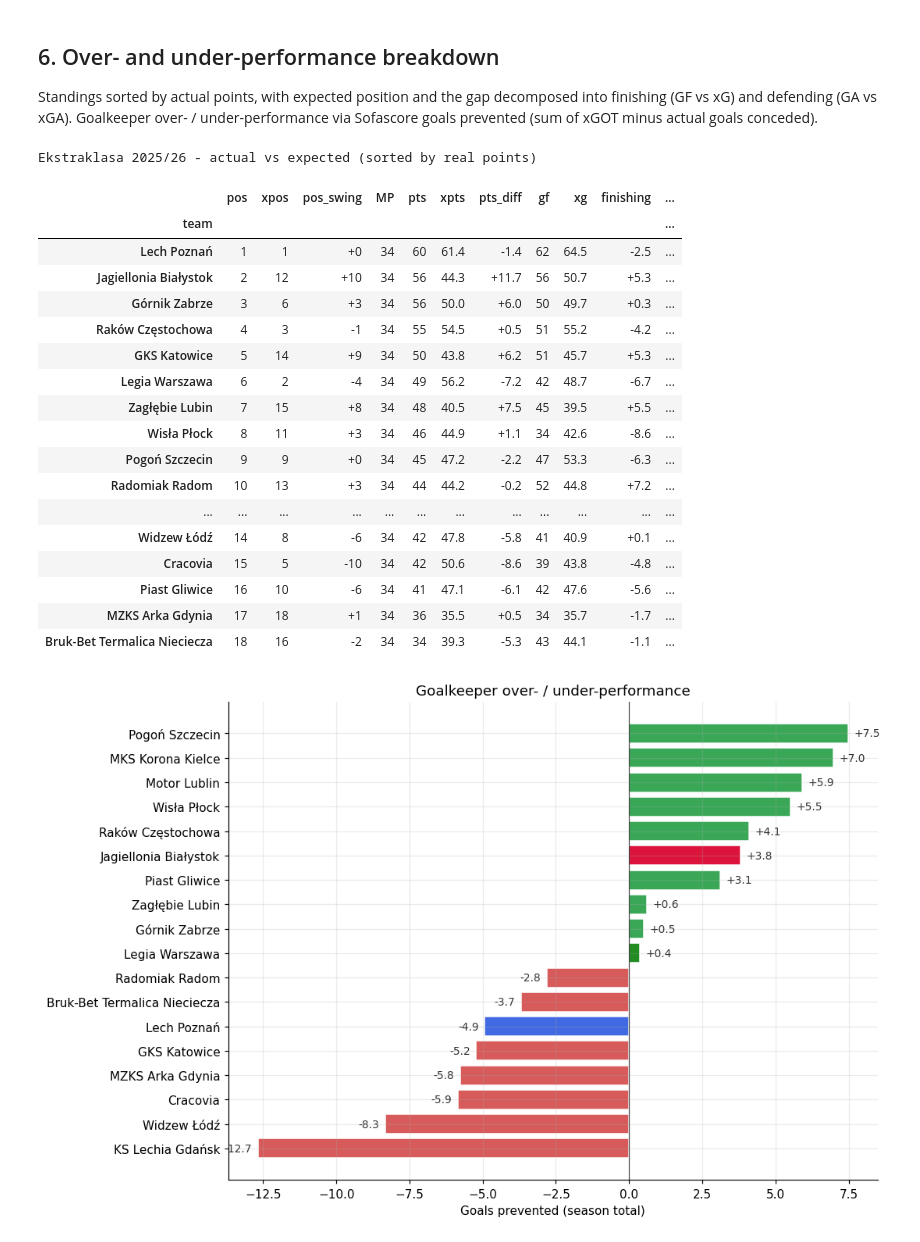
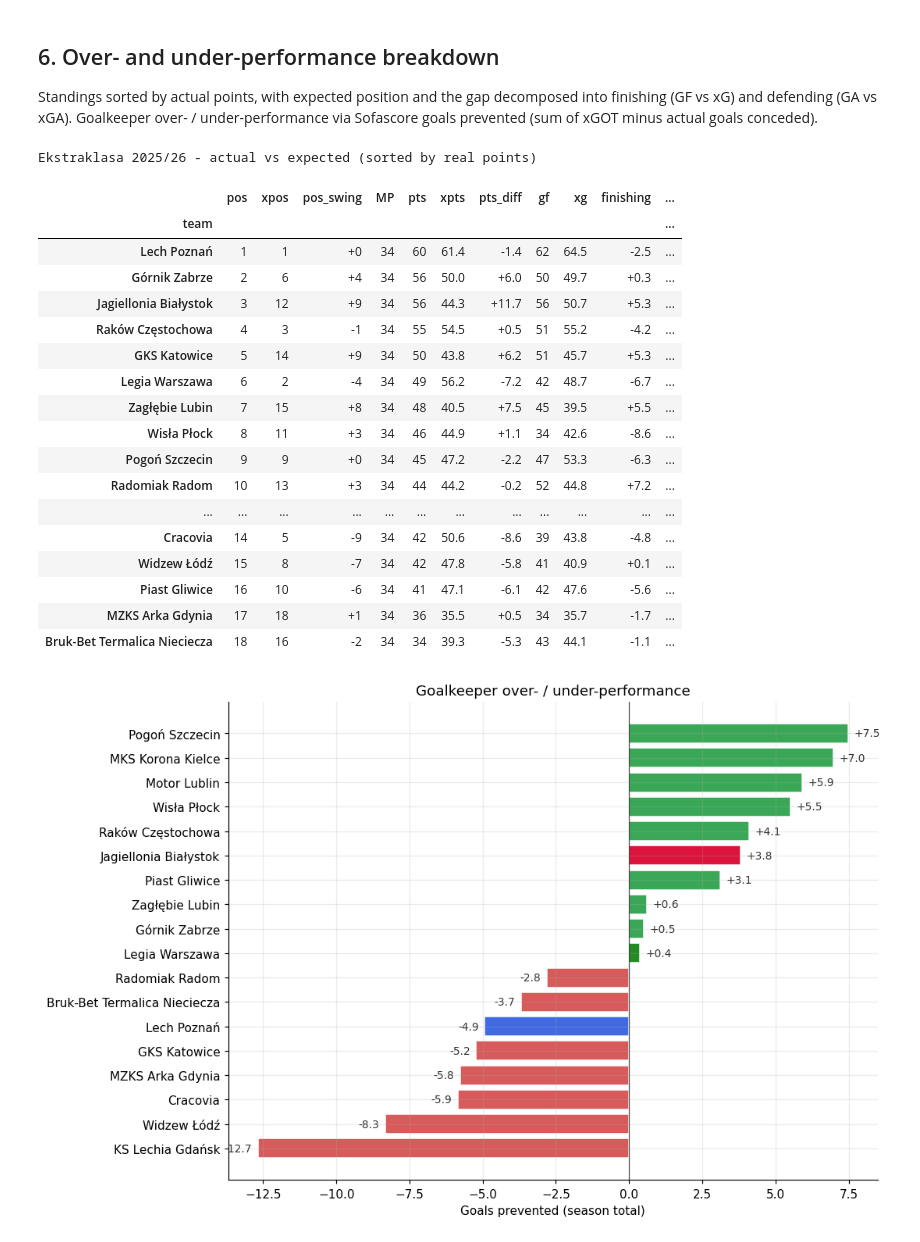
Before and after one commit to Mewhoosh/ekstraklasa-2025-26-analytics, a Jupyter notebook: notebooks/02_team_analytics.ipynb, the cells around one changed output. Saved outputs shown, nothing was run; the diff lists cells and outputs as text; code cells hidden in the pictures.

```diff
--- a/notebooks/02_team_analytics.ipynb
+++ b/notebooks/02_team_analytics.ipynb
@@ -110,6 +143,18 @@ team_match: (612, 24)
 
 Per-match averages across 10 style features, standardised, KMeans k=4,
 projected to 2D with PCA. Clusters labelled by reading each centroid.
+# %%
+team_stats = team_match.groupby('team').agg(
+    xg=('xg', 'mean'),
+    xga=('xga', 'mean'),
+    possession=('possession', 'mean'),
+    xg_per_shot=('xg', lambda s: s.sum() / team_match.loc[s.index, 'shots'].sum()),
+    recoveries=('recoveries', 'mean'),
+    pass_acc=('acc_passes', lambda s: s.sum() / team_match.loc[s.index, 'passes'].sum()),
+).reset_index()
+
+features = ['xg', 'xga', 'possession', 'xg_per_shot', 'recoveries', 'pass_acc']
+X = StandardScaler().fit_transform(team_stats[features])
 # %%
 km = KMeans(n_clusters=4, n_init=30, random_state=42).fit(X)
 team_stats['cluster'] = km.labels_
@@ -400,8 +445,7 @@ table['xgd'] = table['xg'] - table['xga']
 table['finishing'] = table['gf'] - table['xg']
 table['defending'] = table['xga'] - table['ga']
 
-table = table.sort_values(['pts', 'gd'], ascending=[False, False]).reset_index(drop=True)
-table['pos'] = table.index + 1
+table = table.merge(standings_at(34)[['team', 'pos']], on='team')
 
 xpos_order = table.sort_values('xpts', ascending=False).reset_index(drop=True)
 xpos_order['xpos'] = xpos_order.index + 1
@@ -410,35 +454,35 @@ table = table.merge(xpos_order[['team', 'xpos']], on='team')
 table = table.sort_values('pos').reset_index(drop=True)
 table['pos_swing'] = table['xpos'] - table['pos']
 
 table = table[['team', 'pos', 'xpos', 'pos_swing', 'MP', 'pts', 'xpts', 'diff',
                'gf', 'xg', 'finishing', 'ga', 'xga', 'defending', 'gd', 'xgd']]
 table = table.rename(columns={'diff': 'pts_diff'})
 
 styled = (table.set_index('team').style
     .background_gradient(cmap='RdYlGn', subset=['pos_swing'], vmin=-10, vmax=10)
     .background_gradient(cmap='RdYlGn', subset=['pts_diff'], vmin=-12, vmax=12)
     .background_gradient(cmap='RdYlGn', subset=['finishing'], vmin=-13, vmax=13)
     .background_gradient(cmap='RdYlGn', subset=['defending'], vmin=-15, vmax=15)
     .format({
         'xpts': '{:.1f}',
         'pts_diff': '{:+.1f}',
         'xg': '{:.1f}',
         'finishing': '{:+.1f}',
         'xga': '{:.1f}',
         'defending': '{:+.1f}',
         'xgd': '{:+.1f}',
         'pos_swing': '{:+d}',
     })
     .set_caption('Ekstraklasa 2025/26 - actual vs expected (sorted by real points)')
 )
 styled
 # %% [output]
 Ekstraklasa 2025/26 - actual vs expected (sorted by real points)
 |  | pos | xpos | pos_swing | MP | pts | xpts | pts_diff | gf | xg | finishing | ... |
 | team |  |  |  |  |  |  |  |  |  |  | ... |
 | Lech Poznań | 1 | 1 | +0 | 34 | 60 | 61.4 | -1.4 | 62 | 64.5 | -2.5 | ... |
-| Jagiellonia Białystok | 2 | 12 | +10 | 34 | 56 | 44.3 | +11.7 | 56 | 50.7 | +5.3 | ... |
-| Górnik Zabrze | 3 | 6 | +3 | 34 | 56 | 50.0 | +6.0 | 50 | 49.7 | +0.3 | ... |
+| Górnik Zabrze | 2 | 6 | +4 | 34 | 56 | 50.0 | +6.0 | 50 | 49.7 | +0.3 | ... |
+| Jagiellonia Białystok | 3 | 12 | +9 | 34 | 56 | 44.3 | +11.7 | 56 | 50.7 | +5.3 | ... |
 | Raków Częstochowa | 4 | 3 | -1 | 34 | 55 | 54.5 | +0.5 | 51 | 55.2 | -4.2 | ... |
 | GKS Katowice | 5 | 14 | +9 | 34 | 50 | 43.8 | +6.2 | 51 | 45.7 | +5.3 | ... |
 | Legia Warszawa | 6 | 2 | -4 | 34 | 49 | 56.2 | -7.2 | 42 | 48.7 | -6.7 | ... |
@@ -447,8 +491,8 @@ Ekstraklasa 2025/26 - actual vs expected (sorted by real points)
 | Pogoń Szczecin | 9 | 9 | +0 | 34 | 45 | 47.2 | -2.2 | 47 | 53.3 | -6.3 | ... |
 | Radomiak Radom | 10 | 13 | +3 | 34 | 44 | 44.2 | -0.2 | 52 | 44.8 | +7.2 | ... |
 | ... | ... | ... | ... | ... | ... | ... | ... | ... | ... | ... | ... |
-| Widzew Łódź | 14 | 8 | -6 | 34 | 42 | 47.8 | -5.8 | 41 | 40.9 | +0.1 | ... |
-| Cracovia | 15 | 5 | -10 | 34 | 42 | 50.6 | -8.6 | 39 | 43.8 | -4.8 | ... |
+| Cracovia | 14 | 5 | -9 | 34 | 42 | 50.6 | -8.6 | 39 | 43.8 | -4.8 | ... |
+| Widzew Łódź | 15 | 8 | -7 | 34 | 42 | 47.8 | -5.8 | 41 | 40.9 | +0.1 | ... |
 | Piast Gliwice | 16 | 10 | -6 | 34 | 41 | 47.1 | -6.1 | 42 | 47.6 | -5.6 | ... |
 | MZKS Arka Gdynia | 17 | 18 | +1 | 34 | 36 | 35.5 | +0.5 | 34 | 35.7 | -1.7 | ... |
 | Bruk-Bet Termalica Nieciecza | 18 | 16 | -2 | 34 | 34 | 39.3 | -5.3 | 43 | 44.1 | -1.1 | ... |
```
Also changed, not shown: parts of 4 cells of this notebook.
